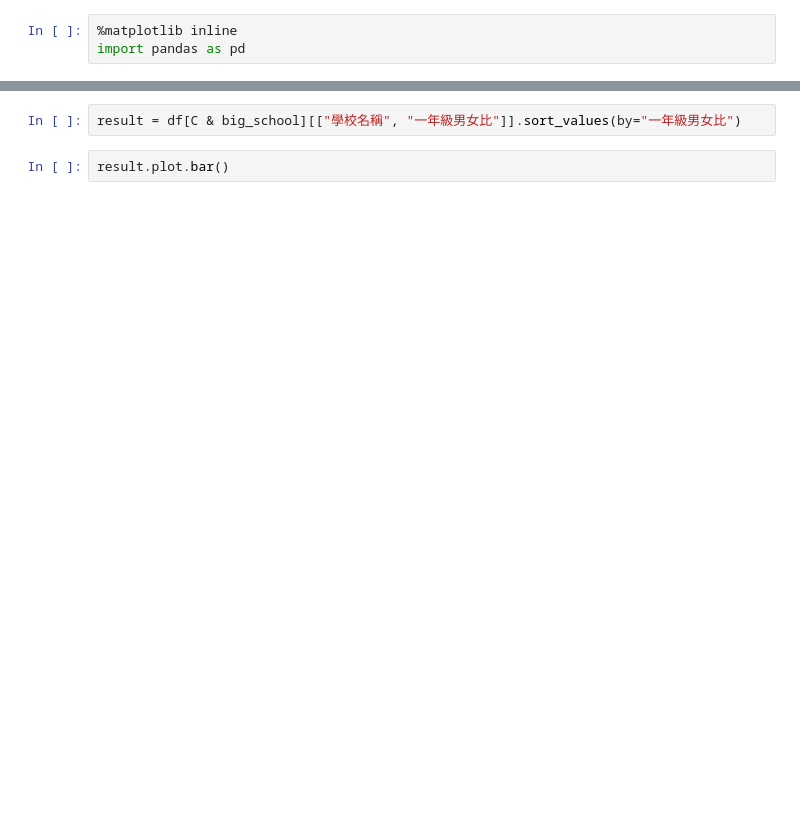
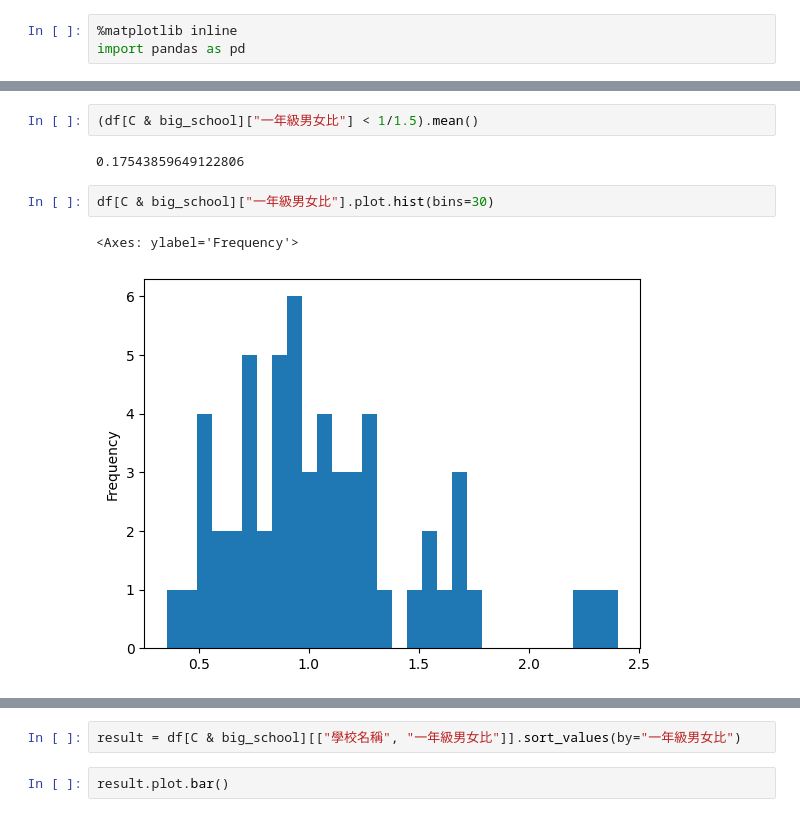
Before and after one commit to tjwei/AICA30019, a Jupyter notebook: 03-pandas_and_polars/01-pandas_intro.ipynb, the cells around one changed output, grey strips where cells are left out. Cells and saved outputs as stored; diff of their text form; blank space fills up the shorter version.

```diff
--- a/03-pandas_and_polars/01-pandas_intro.ipynb
+++ b/03-pandas_and_polars/01-pandas_intro.ipynb
@@ -112,0 +112,9 @@ df[C & big_school][["學校名稱", "一年級男女比", "一年級男生","一
+# %%
+(df[C & big_school]["一年級男女比"] < 1/1.5).mean()
+# %% [output]
+0.17543859649122806
+# %%
+df[C & big_school]["一年級男女比"].plot.hist(bins=30)
+# %% [output]
+<Axes: ylabel='Frequency'>
+[figure, added]
```
Also changed, not shown: parts of 33 cells of this notebook, 1 other file.
